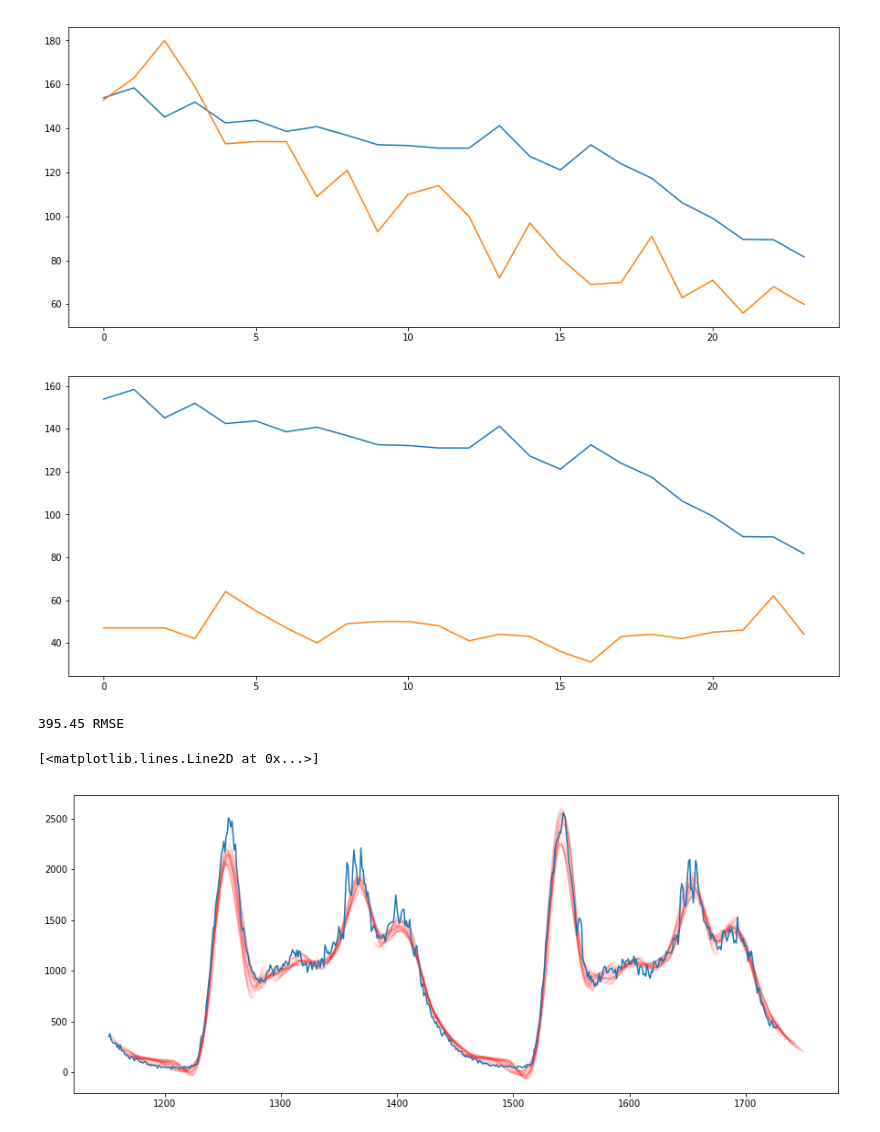
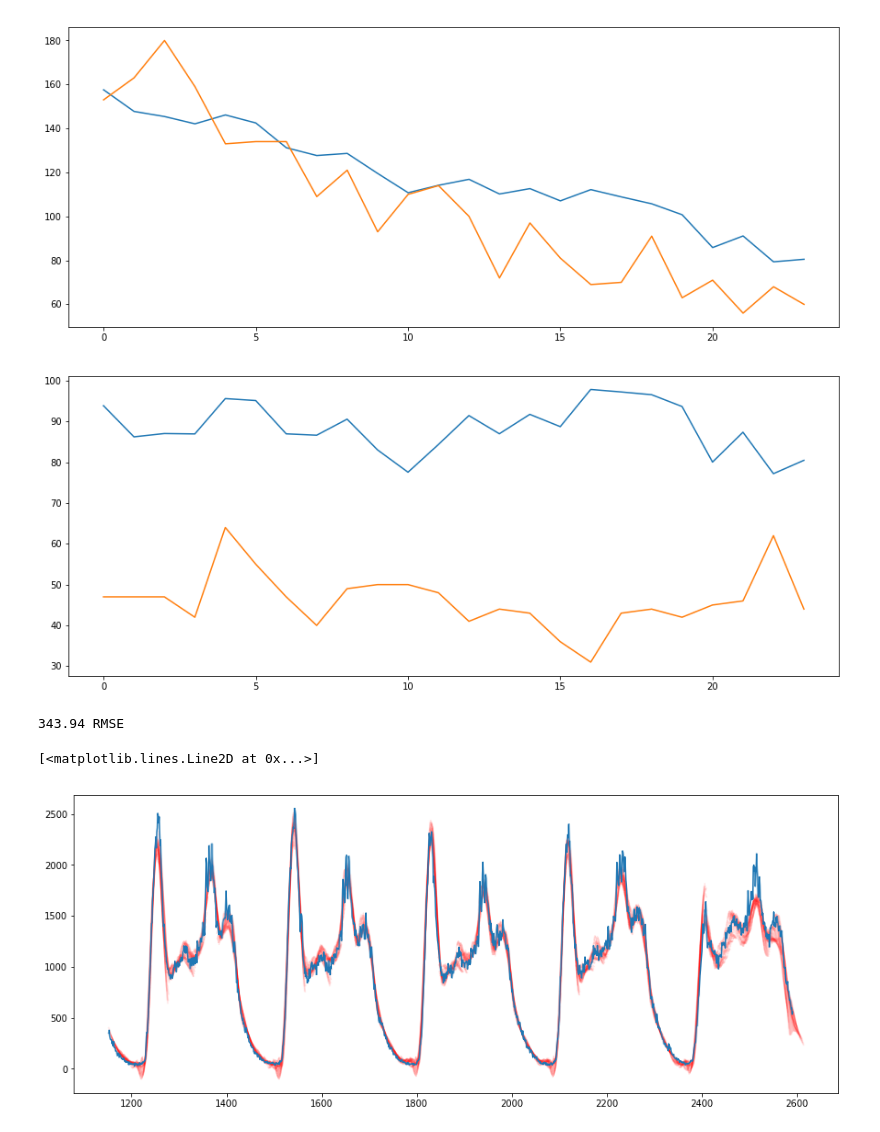
Before and after one commit to huevosabio/ts-predict, a Jupyter notebook: Time Series Forecasting Multi-Step LSTM RNN.ipynb, the cells around one changed output. Cells and saved outputs as stored; diff of their text form; code cells hidden in the pictures.

```diff
--- a/Time Series Forecasting Multi-Step LSTM RNN.ipynb
+++ b/Time Series Forecasting Multi-Step LSTM RNN.ipynb
@@ -120,6 +120,6 @@ Epoch 1/1
 # %%
 batch = 1
-for i in range (10):
+for i in range (50):
     model.fit(trainX, trainY, epochs=1, batch_size=batch, verbose=2)
 # %% [output]
 Epoch 1/1
@@ -177,42 +174,44 @@ predictAt(288)
 # %%
 predictAt(288 + 24)
 # %% [output]
-[figure, old version]
+[figure, new version]
 # %%
 predictAt(288+48)
 # %% [output]
-[figure, old version]
+[figure, new version]
 # %%
 predictions = np.array([])
 true_vals = np.array([])
-
+# the starting day
 day = 4
-
+# the number of days to graph
+total_days = 5
+# the interval between predictions (12 => 1H between pred, 1 => 5min between predictions)
 delta = 1
 
-for i in range (288*2/delta):
+for i in range (288*total_days/delta):
     # the point where the model will predict
     point = 288*day + i * delta
 
     prediction = predictNext2Hours (model, dataset_orig[point-look_back:point].reshape(look_back)).reshape(24)
 
     # plots the predictions
     plt.plot(range(point, point+24),prediction, color="red", alpha=0.1)
 
     predictions = np.append(predictions, prediction)
     true_vals = np.append(true_vals,dataset_orig[i:i+24])
 
 predictions = predictions.reshape(len(predictions)/24, 24)
 true_vals = true_vals.reshape(len(true_vals)/24, 24)
 
 
 print "%.2f RMSE" % (math.sqrt(mean_squared_error(true_vals, predictions)))
 
-plt.plot(range(288*day,288*day+288*2),dataset_orig[288*day:288*day+288*2,0])
+plt.plot(range(288*day,288*day+288*total_days),dataset_orig[288*day:288*day+288*total_days,0])
 # %% [output]
-395.45 RMSE
+343.94 RMSE
 [<matplotlib.lines.Line2D at 0x...>]
-[figure, old version]
+[figure, new version]
 # %%
 err = np.array(range(24)).astype('float32')
 for i in range(look_forward):
```
Also changed, not shown: parts of 5 cells of this notebook, 1 other file.
